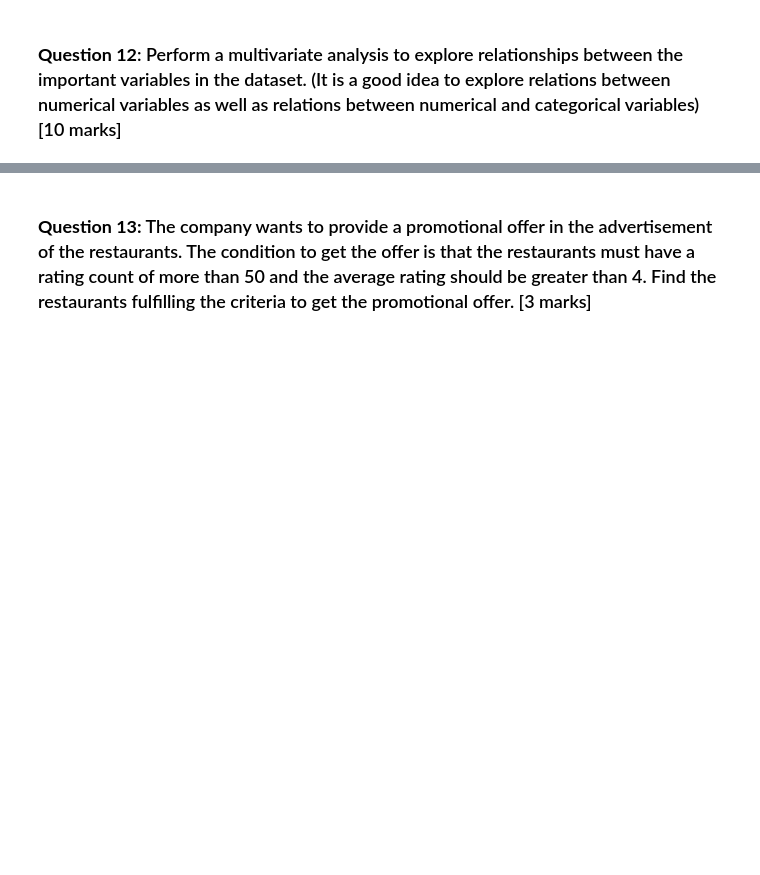
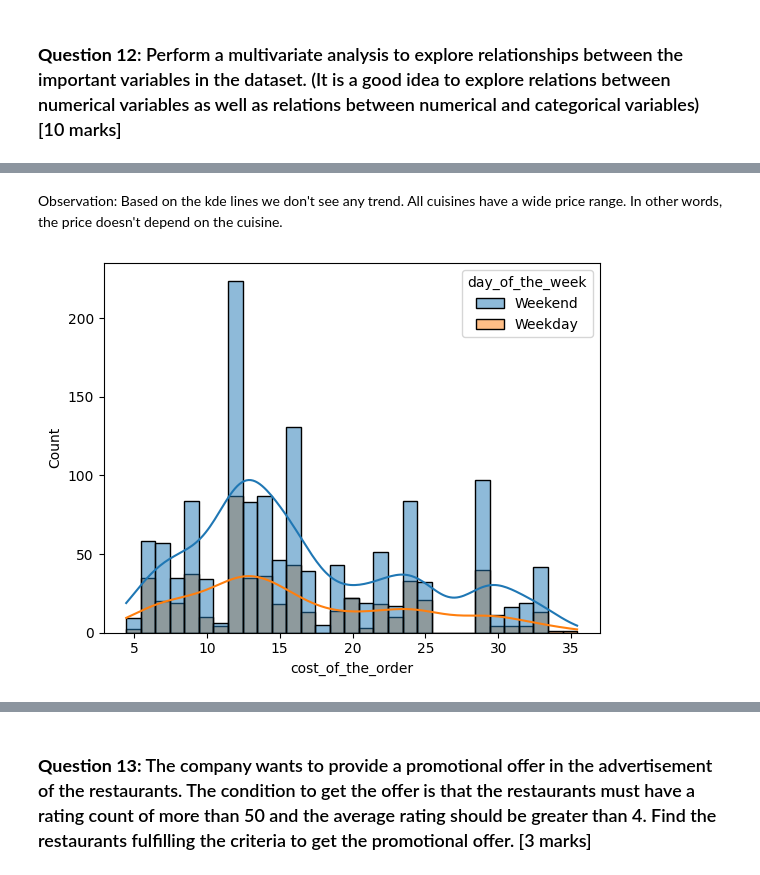
Before and after one commit to AkshayGovindaraj/GoogleColab, a Jupyter notebook: PYF_Project_Learner_Notebook_Full_Codev2.ipynb, the cells around one changed output, grey strips where cells are left out. Cells and saved outputs as stored; diff of their text form; code cells hidden in the pictures; blank space fills up the shorter version.

```diff
--- a/PYF_Project_Learner_Notebook_Full_Codev2.ipynb
+++ b/PYF_Project_Learner_Notebook_Full_Codev2.ipynb
@@ -341,0 +372,6 @@ The top 3 most frequent customers are:
+# %% [markdown]
+Observation: Based on the kde lines we don't see any trend. All cuisines have a wide price range. In other words, the price doesn't depend on the cuisine.
+# %%
+sns.histplot(data=df, x='cost_of_the_order', hue='day_of_the_week', binwidth =1, kde='True');
+# %% [output]
+[figure, added]
```
Also changed, not shown: parts of 21 cells of this notebook.
